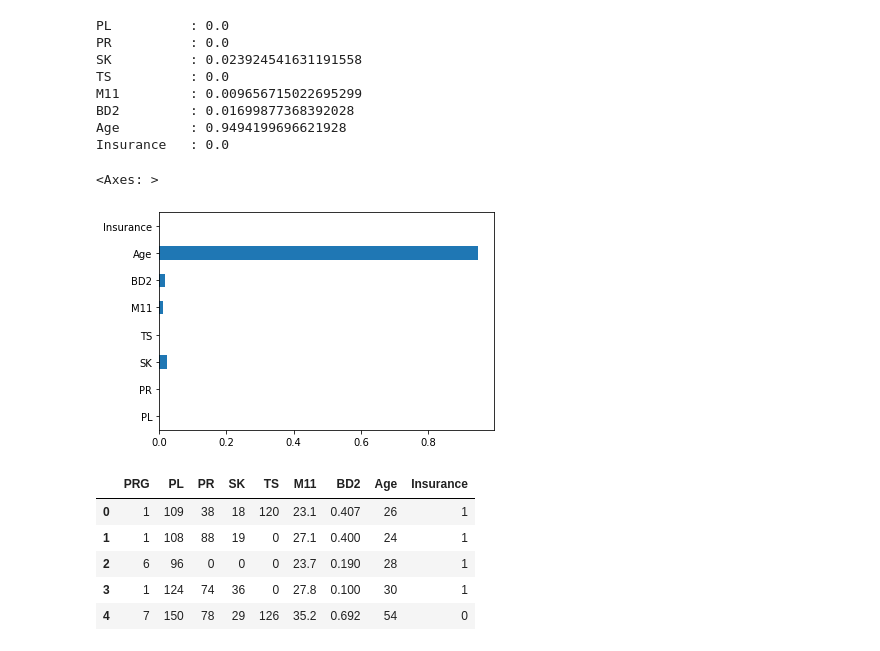
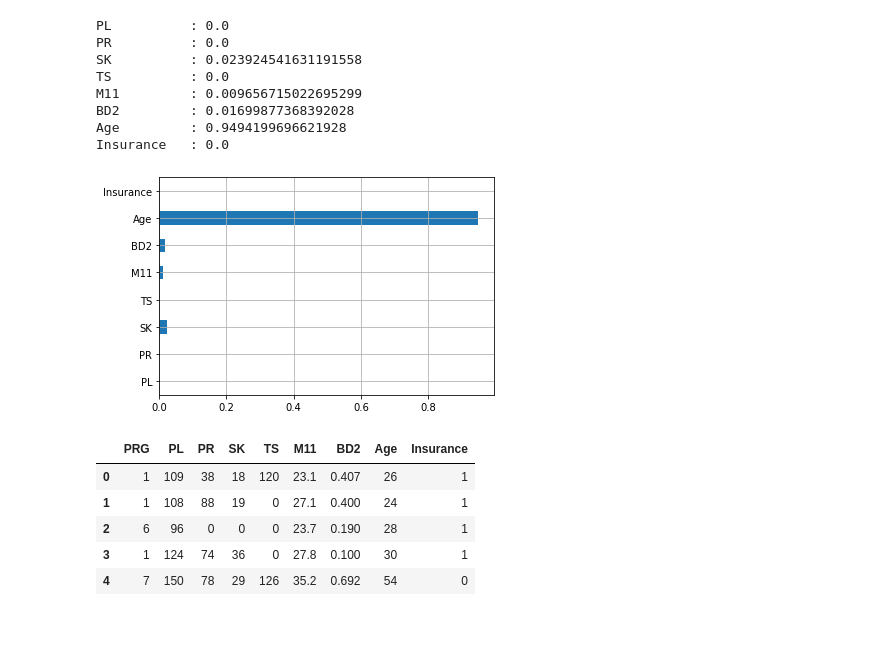
Before and after one commit to doctorf72/Naya_ML_RegressionProject, a Jupyter notebook: Regression_Project.ipynb, the cells around one changed output. Saved outputs shown, nothing was run; the diff lists cells and outputs as text; code cells hidden in the pictures.

```diff
--- a/Regression_Project.ipynb
+++ b/Regression_Project.ipynb
@@ -614,10 +614,9 @@ BD2         : 0.01699877368392028
 Age         : 0.9494199696621928
 Insurance   : 0.0
 # %%
-pd.Series(model.feature_importances_, index=X.columns).plot.barh()
+pd.Series(model.feature_importances_, index=X.columns).plot.barh().grid(True)
 # %% [output]
-<Axes: >
-[figure, old version]
+[figure, new version]
 # %%
 df_test.drop(['ID','PRG prediction', 'PRG pred multivariate.' ], axis=1, inplace = True)
 df_test.head()
```
